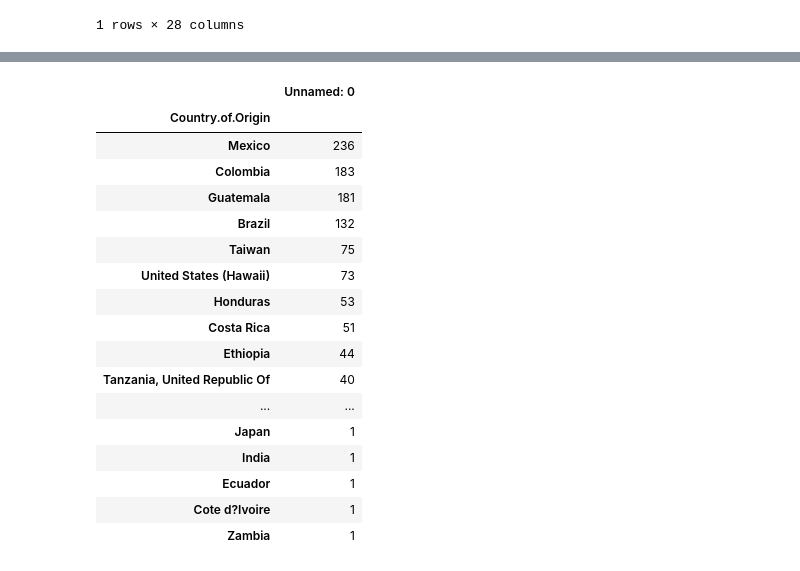
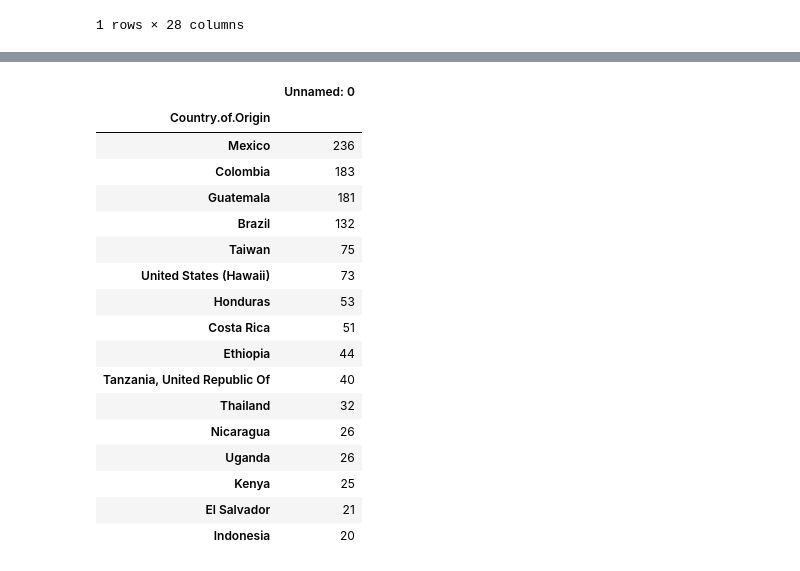
Before and after one commit to thejoshchow/coffee-arabica, a Jupyter notebook: coffee.ipynb, the cells around one changed output, grey strips where cells are left out. Saved outputs shown, nothing was run; the diff lists cells and outputs as text; code cells hidden in the pictures.

```diff
--- a/coffee.ipynb
+++ b/coffee.ipynb
@@ -116,23 +116,24 @@ df[['Country.of.Origin', 'Total.Cup.Points']].groupby('Country.of.Origin').mean(
 | Papua New Guinea | 85.750000 |
 | United States | 85.978750 |
 # %%
-df.groupby('Country.of.Origin').count()[['Unnamed: 0']].sort_values('Unnamed: 0', ascending=False)
+coffee_by_region = df.groupby('Country.of.Origin').count()[['Unnamed: 0']].sort_values('Unnamed: 0', ascending=False)
+coffee_by_region[coffee_by_region['Unnamed: 0'] >= 20]
 # %% [output]
 |  | Unnamed: 0 |
 | Country.of.Origin |  |
 | Mexico | 236 |
 | Colombia | 183 |
 | Guatemala | 181 |
 | Brazil | 132 |
 | Taiwan | 75 |
 | United States (Hawaii) | 73 |
 | Honduras | 53 |
 | Costa Rica | 51 |
 | Ethiopia | 44 |
 | Tanzania, United Republic Of | 40 |
-| ... | ... |
-| Japan | 1 |
-| India | 1 |
-| Ecuador | 1 |
-| Cote d?Ivoire | 1 |
-| Zambia | 1 |
+| Thailand | 32 |
+| Nicaragua | 26 |
+| Uganda | 26 |
+| Kenya | 25 |
+| El Salvador | 21 |
+| Indonesia | 20 |
```
Also changed, not shown: parts of 2 cells of this notebook.
